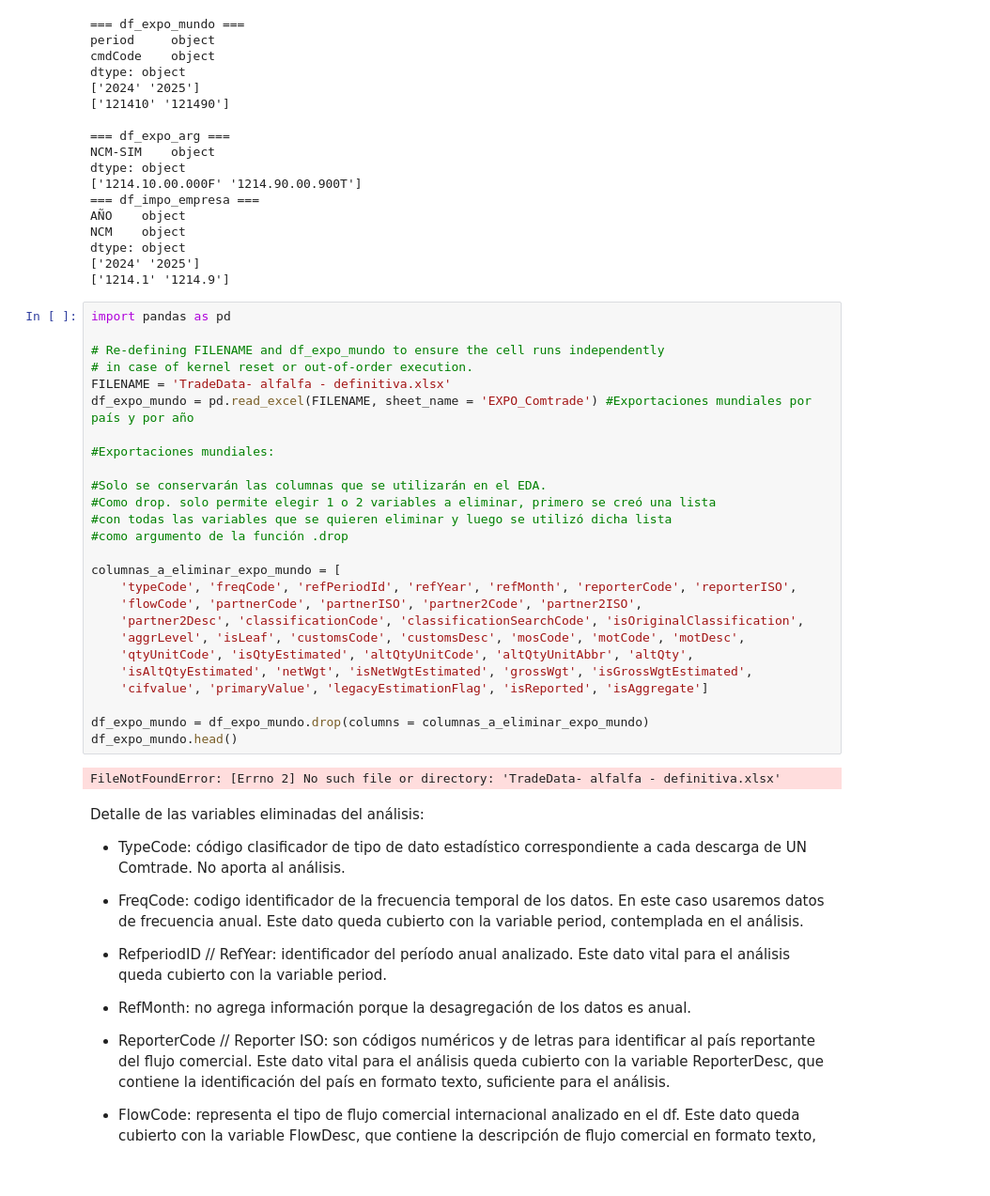
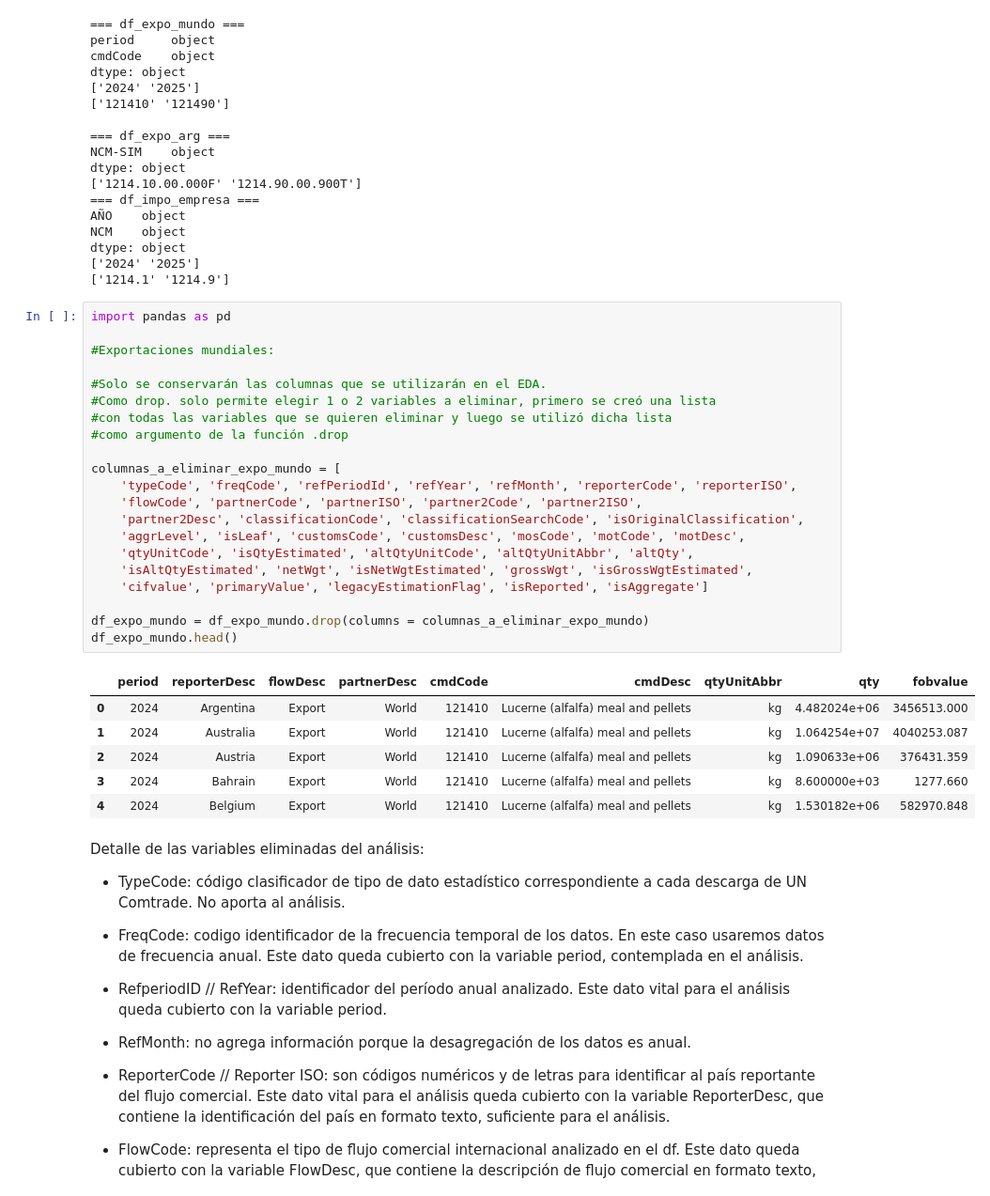
Before and after one commit to Renata-Bilotti/Hackatho-Grupo-4, a Jupyter notebook: Hacathon_Grupo_4_Mercado_de_Alfalfa.ipynb, the cells around one changed output. Shown at 94% size. Cells and saved outputs as stored; diff of their text form; blank space fills up the shorter version.

```diff
--- a/Hacathon_Grupo_4_Mercado_de_Alfalfa.ipynb
+++ b/Hacathon_Grupo_4_Mercado_de_Alfalfa.ipynb
@@ -270,32 +272,32 @@ dtype: object
 ['1214.1' '1214.9']
 # %%
 import pandas as pd
-
-# Re-defining FILENAME and df_expo_mundo to ensure the cell runs independently
-# in case of kernel reset or out-of-order execution.
-FILENAME = 'TradeData- alfalfa - definitiva.xlsx'
-df_expo_mundo = pd.read_excel(FILENAME, sheet_name = 'EXPO_Comtrade') #Exportaciones mundiales por país y por año
 
 #Exportaciones mundiales:
 
 #Solo se conservarán las columnas que se utilizarán en el EDA.
 #Como drop. solo permite elegir 1 o 2 variables a eliminar, primero se creó una lista
 #con todas las variables que se quieren eliminar y luego se utilizó dicha lista
 #como argumento de la función .drop
 
 columnas_a_eliminar_expo_mundo = [
     'typeCode', 'freqCode', 'refPeriodId', 'refYear', 'refMonth', 'reporterCode', 'reporterISO',
     'flowCode', 'partnerCode', 'partnerISO', 'partner2Code', 'partner2ISO',
     'partner2Desc', 'classificationCode', 'classificationSearchCode', 'isOriginalClassification',
     'aggrLevel', 'isLeaf', 'customsCode', 'customsDesc', 'mosCode', 'motCode', 'motDesc',
     'qtyUnitCode', 'isQtyEstimated', 'altQtyUnitCode', 'altQtyUnitAbbr', 'altQty',
     'isAltQtyEstimated', 'netWgt', 'isNetWgtEstimated', 'grossWgt', 'isGrossWgtEstimated',
     'cifvalue', 'primaryValue', 'legacyEstimationFlag', 'isReported', 'isAggregate']
 
 df_expo_mundo = df_expo_mundo.drop(columns = columnas_a_eliminar_expo_mundo)
 df_expo_mundo.head()
 # %% [output]
-FileNotFoundError: [Errno 2] No such file or directory: 'TradeData- alfalfa - definitiva.xlsx'
+|  | period | reporterDesc | flowDesc | partnerDesc | cmdCode | cmdDesc | qtyUnitAbbr | qty | fobvalue |
+| 0 | 2024 | Argentina | Export | World | 121410 | Lucerne (alfalfa) meal and pellets | kg | 4.482024e+06 | 3456513.000 |
+| 1 | 2024 | Australia | Export | World | 121410 | Lucerne (alfalfa) meal and pellets | kg | 1.064254e+07 | 4040253.087 |
+| 2 | 2024 | Austria | Export | World | 121410 | Lucerne (alfalfa) meal and pellets | kg | 1.090633e+06 | 376431.359 |
+| 3 | 2024 | Bahrain | Export | World | 121410 | Lucerne (alfalfa) meal and pellets | kg | 8.600000e+03 | 1277.660 |
+| 4 | 2024 | Belgium | Export | World | 121410 | Lucerne (alfalfa) meal and pellets | kg | 1.530182e+06 | 582970.848 |
 # %% [markdown]
 Detalle de las variables eliminadas del análisis:
 
```
Also changed, not shown: parts of 3 cells of this notebook.
